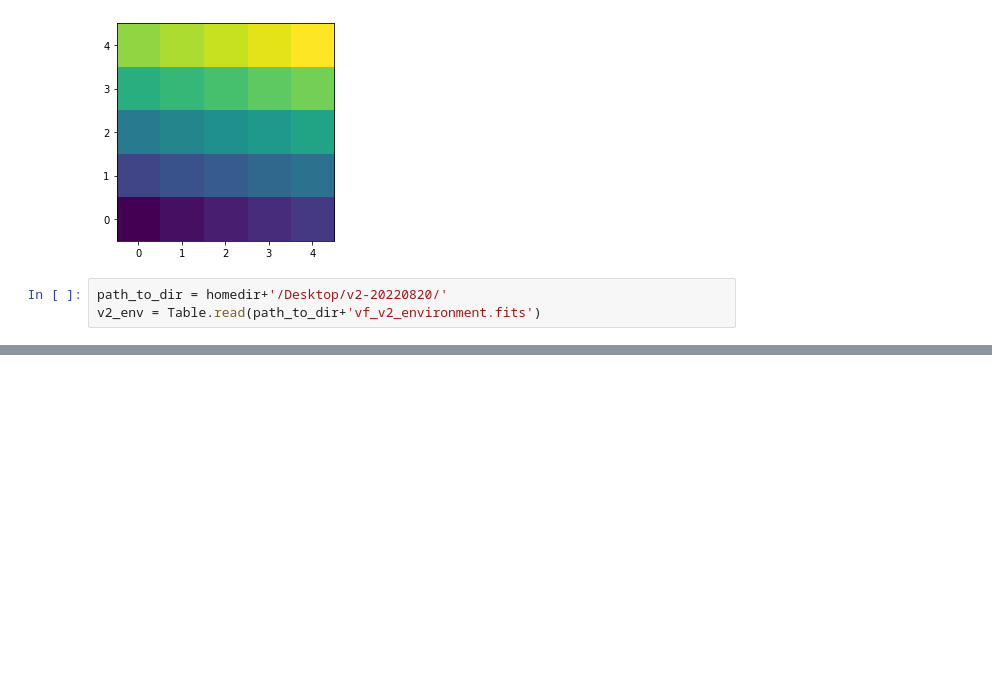
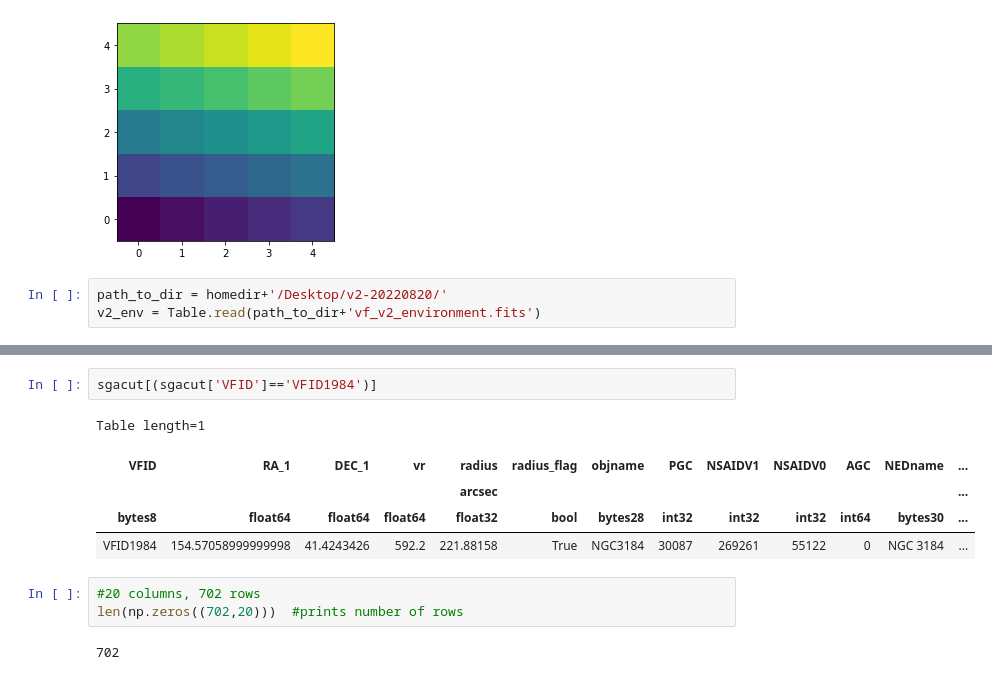
Before and after one commit to Kyssuber/GUI_odyssey, a Jupyter notebook: scrap.ipynb, the cells around one changed output, grey strips where cells are left out. Saved outputs shown, nothing was run; the diff lists cells and outputs as text; blank space fills up the shorter version.

```diff
--- a/scrap.ipynb
+++ b/scrap.ipynb
@@ -146,0 +196,13 @@ Table length=6780
+# %%
+sgacut[(sgacut['VFID']=='VFID1984')]
+# %% [output]
+Table length=1
+| VFID | RA_1 | DEC_1 | vr | radius | radius_flag | objname | PGC | NSAIDV1 | NSAIDV0 | AGC | NEDname | ... |
+|  |  |  |  | arcsec |  |  |  |  |  |  |  | ... |
+| bytes8 | float64 | float64 | float64 | float32 | bool | bytes28 | int32 | int32 | int32 | int64 | bytes30 | ... |
+| VFID1984 | 154.57058999999998 | 41.4243426 | 592.2 | 221.88158 | True | NGC3184 | 30087 | 269261 | 55122 | 0 | NGC 3184 | ... |
+# %%
+#20 columns, 702 rows
+len(np.zeros((702,20)))  #prints number of rows
+# %% [output]
+702
```
Also changed, not shown: parts of 12 cells of this notebook, 1 other file.
